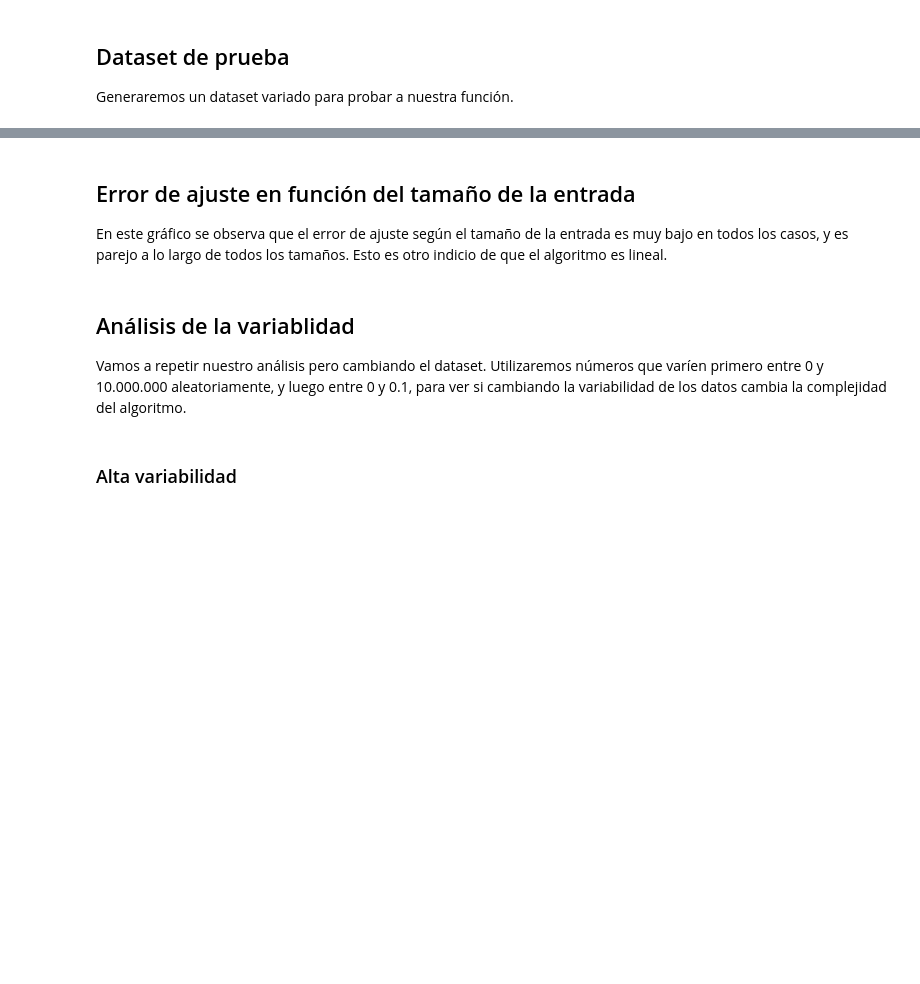
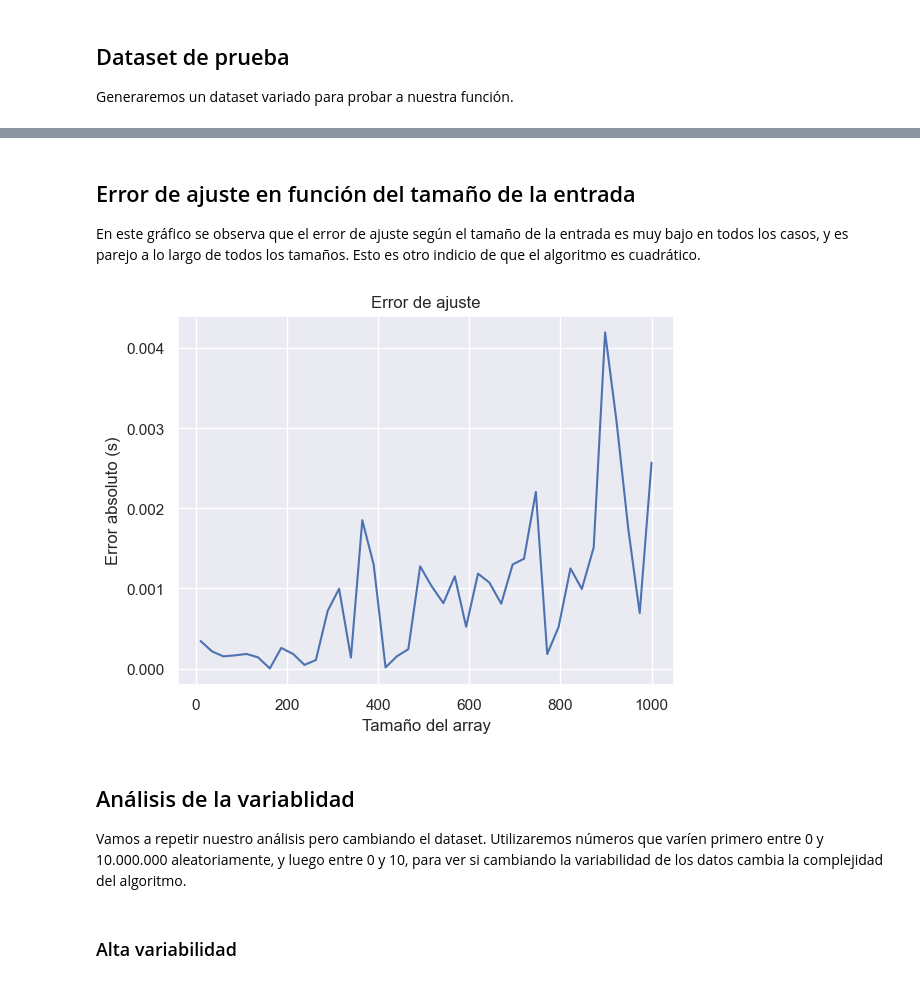
Before and after one commit to alejofabregas/TP2-TDA, a Jupyter notebook: analisis_complejidad.ipynb, the cells around one changed output, grey strips where cells are left out. Drawn from its saved outputs; the diff is of its cells as text; code cells hidden in the pictures; blank space fills up the shorter version.

```diff
--- a/analisis_complejidad.ipynb
+++ b/analisis_complejidad.ipynb
@@ -93,20 +102,22 @@ fig
 # %% [markdown]
 ## Error de ajuste en función del tamaño de la entrada
 
-En este gráfico se observa que el error de ajuste según el tamaño de la entrada es muy bajo en todos los casos, y es parejo a lo largo de todos los tamaños. Esto es otro indicio de que el algoritmo es lineal.
+En este gráfico se observa que el error de ajuste según el tamaño de la entrada es muy bajo en todos los casos, y es parejo a lo largo de todos los tamaños. Esto es otro indicio de que el algoritmo es cuadrático.
 # %%
 ax: plt.Axes
 fig, ax = plt.subplots()
-errors = [np.abs(c[0] * n + c[1] - results[n]) for n in x]
+errors = [np.abs(c[0] * n * n + c[1] * n + c[2] - results[n]) for n in x]
 ax.plot(x, errors)
 ax.set_title('Error de ajuste')
 ax.set_xlabel('Tamaño del array')
 ax.set_ylabel('Error absoluto (s)')
 None
+# %% [output]
+[figure, added]
 # %% [markdown]
 ## Análisis de la variablidad
 
-Vamos a repetir nuestro análisis pero cambiando el dataset. Utilizaremos números que varíen primero entre 0 y 10.000.000 aleatoriamente, y luego entre 0 y 0.1, para ver si cambiando la variabilidad de los datos cambia la complejidad del algoritmo.
+Vamos a repetir nuestro análisis pero cambiando el dataset. Utilizaremos números que varíen primero entre 0 y 10.000.000 aleatoriamente, y luego entre 0 y 10, para ver si cambiando la variabilidad de los datos cambia la complejidad del algoritmo.
 # %% [markdown]
 ### Alta variabilidad
 # %%
```
Also changed, not shown: parts of 25 cells of this notebook, 1 other file.
